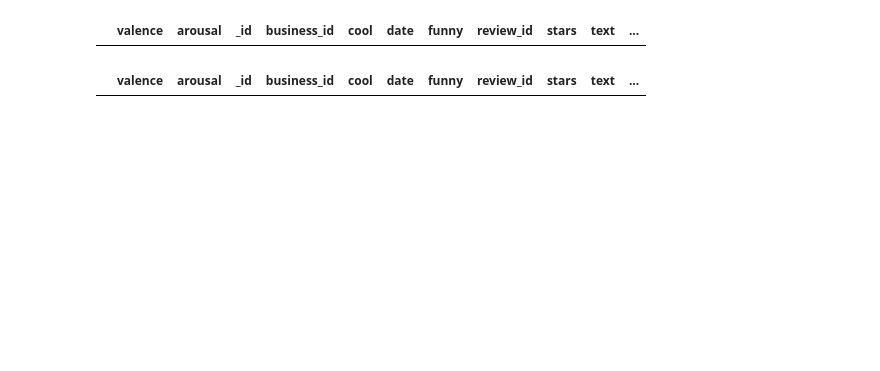
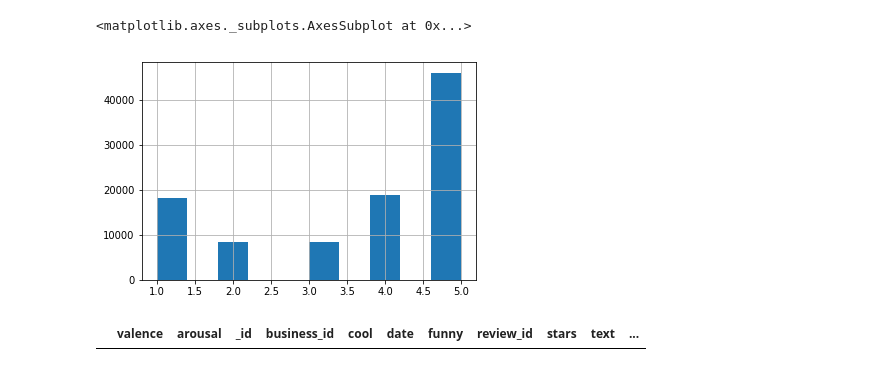
Before and after one commit to jonathanc42/hw-fall2-blue5, a Jupyter notebook: TextAnalysis/Sentiment.ipynb, the cells around one changed output. Cells and saved outputs as stored; diff of their text form; code cells hidden in the pictures; blank space fills up the shorter version.

```diff
--- a/TextAnalysis/Sentiment.ipynb
+++ b/TextAnalysis/Sentiment.ipynb
@@ -33,7 +34,8 @@ df=df.drop(df[df['valence']==0].index)
-# %%
-df[df['valence']==0]
-# %% [output]
-|  | valence | arousal | _id | business_id | cool | date | funny | review_id | stars | text | ... |
+# %%
+df['stars'].hist()
+# %% [output]
+<matplotlib.axes._subplots.AxesSubplot at 0x...>
+[figure, added]
 # %%
 df[df['arousal']==0]
 # %% [output]
```
Also changed, not shown: parts of 11 cells of this notebook, 1 other file.
